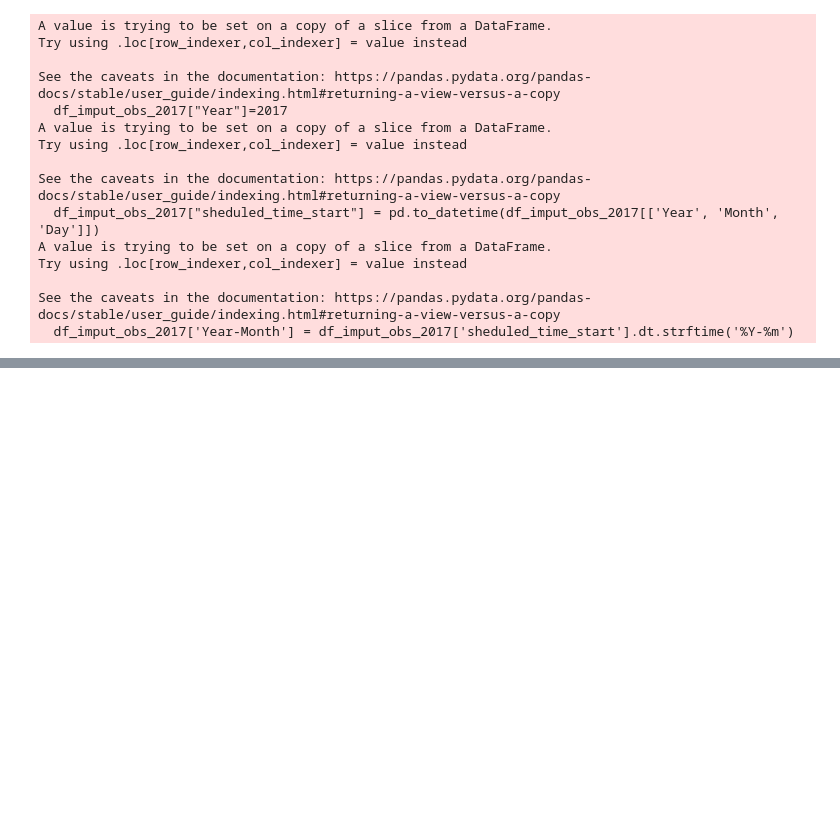
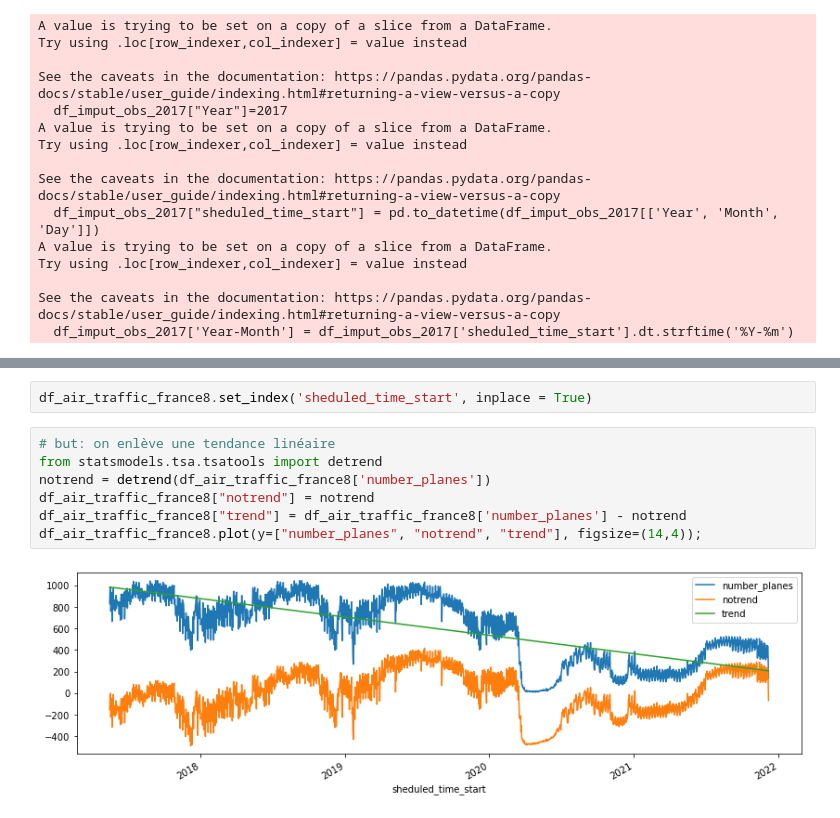
Before and after one commit to julienowack/stat_app, a Jupyter notebook: Valeurs manquantes.ipynb, the cells around one changed output, grey strips where cells are left out. Cells and saved outputs as stored; diff of their text form; blank space fills up the shorter version.

```diff
--- a/Valeurs manquantes.ipynb
+++ b/Valeurs manquantes.ipynb
@@ -433,0 +436,11 @@ Text(0, 0.5, "Nombre d'avions")
+# %%
+df_air_traffic_france8.set_index('sheduled_time_start', inplace = True)
+# %%
+# but: on enlève une tendance linéaire
+from statsmodels.tsa.tsatools import detrend
+notrend = detrend(df_air_traffic_france8['number_planes'])
+df_air_traffic_france8["notrend"] = notrend
+df_air_traffic_france8["trend"] = df_air_traffic_france8['number_planes'] - notrend
+df_air_traffic_france8.plot(y=["number_planes", "notrend", "trend"], figsize=(14,4));
+# %% [output]
+[figure, added]
```
Also changed, not shown: parts of 5 cells of this notebook.
